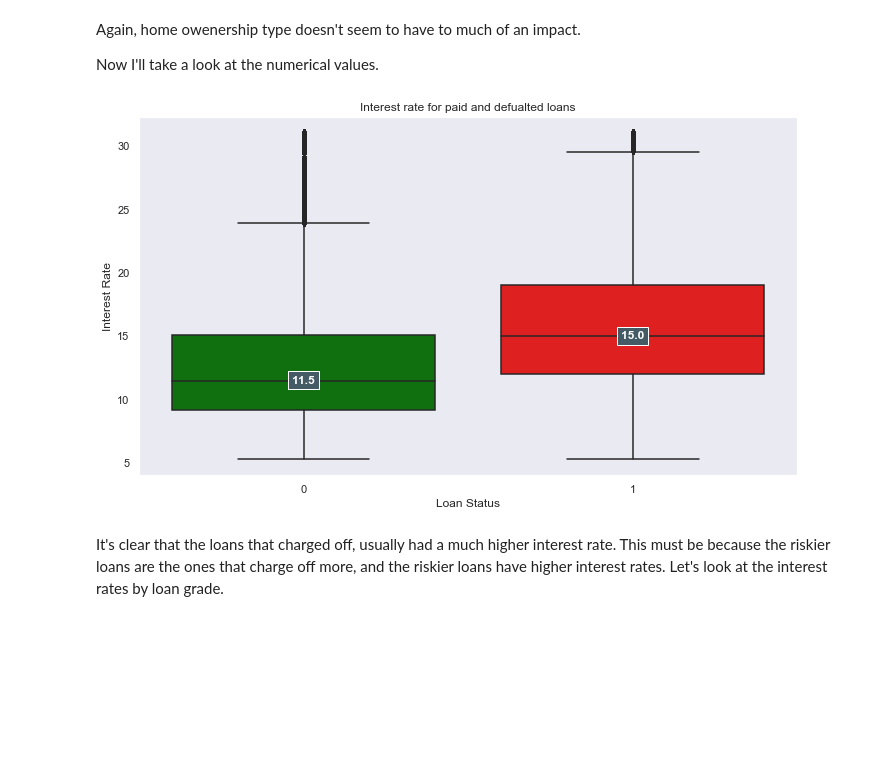
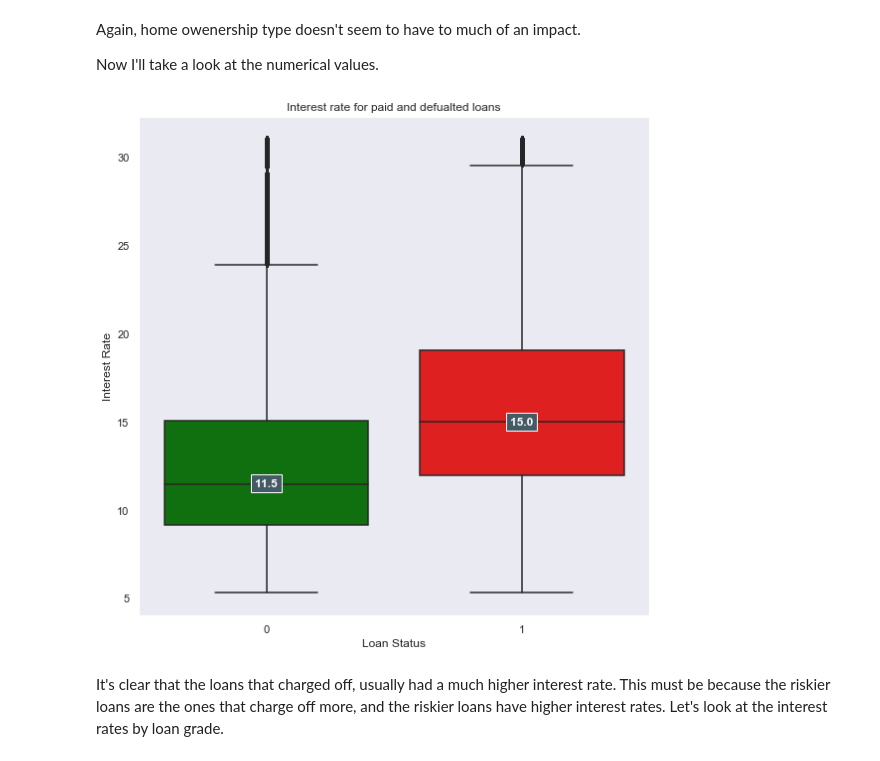
Before and after one commit to MNemanow/Loan_Default_classification, a Jupyter notebook: Cleaning_Eda.ipynb, the cells around one changed output. Cells and saved outputs as stored; diff of their text form; code cells hidden in the pictures; blank space fills up the shorter version.

Commit message:
Made more visualizations

```diff
--- a/Cleaning_Eda.ipynb
+++ b/Cleaning_Eda.ipynb
@@ -233,33 +243,33 @@ Now I'll take a look at the numerical values.
 # %%
 # a boxplot to show the distribution of interest rates on loans that were paid and defaulted.
 box_plot = sns.boxplot(x="loan_status", y="int_rate", data=accepted_df, palette=['green', 'red'])
-plt.gcf().set_size_inches(10, 6)
+plt.gcf().set_size_inches(8, 8)
 ax = box_plot.axes
 lines = ax.get_lines()
 categories = ax.get_xticks()
 
 for cat in categories:
     # every 4th line at the interval of 6 is median line
     # 0 -> p25 1 -> p75 2 -> lower whisker 3 -> upper whisker 4 -> p50 5 -> upper extreme value
     y = round(lines[4+cat*6].get_ydata()[0],1)
 
     ax.text(
         cat,
         y,
         f'{y}',
         ha='center',
         va='center',
         fontweight='bold',
         size=12,
         color='white',
         bbox=dict(facecolor='#445A64'))
 
 plt.title('Interest rate for paid and defualted loans')
 plt.xlabel('Loan Status')
 plt.ylabel('Interest Rate')
 box_plot.figure.tight_layout()
 # %% [output]
-[figure, old version]
+[figure, new version]
 # %% [markdown]
 It's clear that the loans that charged off, usually had a much higher interest rate. This must be because the riskier loans are the ones that charge off more, and the riskier loans have higher interest rates.
 Let's look at the interest rates by loan grade.
```
Also changed, not shown: parts of 18 cells of this notebook.
